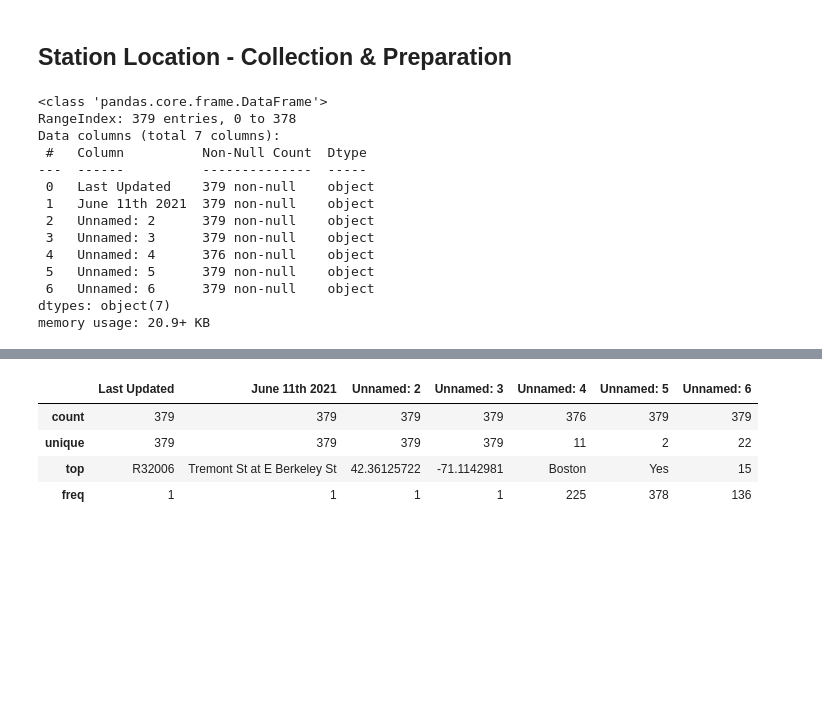
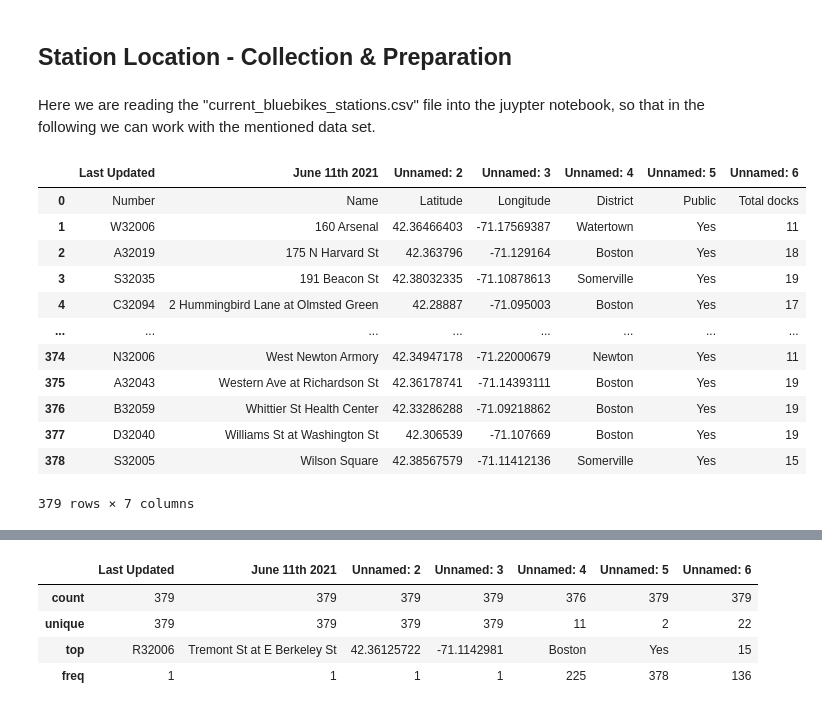
Before and after one commit to NiklasNesseler/ProjectNotFound, a Jupyter notebook: DSML_GroupProject_Boston2017.ipynb, the cells around one changed output, grey strips where cells are left out. Drawn from its saved outputs; the diff is of its cells as text; code cells hidden in the pictures; blank space fills up the shorter version.

```diff
--- a/DSML_GroupProject_Boston2017.ipynb
+++ b/DSML_GroupProject_Boston2017.ipynb
@@ -426,21 +431,5 @@ weather_data.describe()
 | max | 35.000000 | 35.000000 | 1.000000 |
 # %% [markdown]
 ## Station Location - Collection & Preparation
-# %%
-raw_station_location_data = pd.read_csv("current_bluebikes_stations.csv")
-raw_station_location_data.info()
-# %% [output]
-<class 'pandas.core.frame.DataFrame'>
-RangeIndex: 379 entries, 0 to 378
-Data columns (total 7 columns):
- #   Column          Non-Null Count  Dtype
----  ------          --------------  -----
- 0   Last Updated    379 non-null    object
- 1   June 11th 2021  379 non-null    object
- 2   Unnamed: 2      379 non-null    object
- 3   Unnamed: 3      379 non-null    object
- 4   Unnamed: 4      376 non-null    object
- 5   Unnamed: 5      379 non-null    object
- 6   Unnamed: 6      379 non-null    object
-dtypes: object(7)
-memory usage: 20.9+ KB
+# %% [markdown]
+Here we are reading the "current_bluebikes_stations.csv" file into the juypter notebook, so that in the following we can work with the mentioned data set.
@@ -446,0 +439,16 @@ memory usage: 20.9+ KB
+# %%
+raw_station_location_data
+# %% [output]
+|  | Last Updated | June 11th 2021 | Unnamed: 2 | Unnamed: 3 | Unnamed: 4 | Unnamed: 5 | Unnamed: 6 |
+| 0 | Number | Name | Latitude | Longitude | District | Public | Total docks |
+| 1 | W32006 | 160 Arsenal | 42.36466403 | -71.17569387 | Watertown | Yes | 11 |
+| 2 | A32019 | 175 N Harvard St | 42.363796 | -71.129164 | Boston | Yes | 18 |
+| 3 | S32035 | 191 Beacon St | 42.38032335 | -71.10878613 | Somerville | Yes | 19 |
+| 4 | C32094 | 2 Hummingbird Lane at Olmsted Green | 42.28887 | -71.095003 | Boston | Yes | 17 |
+| ... | ... | ... | ... | ... | ... | ... | ... |
+| 374 | N32006 | West Newton Armory | 42.34947178 | -71.22000679 | Newton | Yes | 11 |
+| 375 | A32043 | Western Ave at Richardson St | 42.36178741 | -71.14393111 | Boston | Yes | 19 |
+| 376 | B32059 | Whittier St Health Center | 42.33286288 | -71.09218862 | Boston | Yes | 19 |
+| 377 | D32040 | Williams St at Washington St | 42.306539 | -71.107669 | Boston | Yes | 19 |
+| 378 | S32005 | Wilson Square | 42.38567579 | -71.11412136 | Somerville | Yes | 15 |
+379 rows × 7 columns
```
Also changed, not shown: parts of 65 cells of this notebook.
